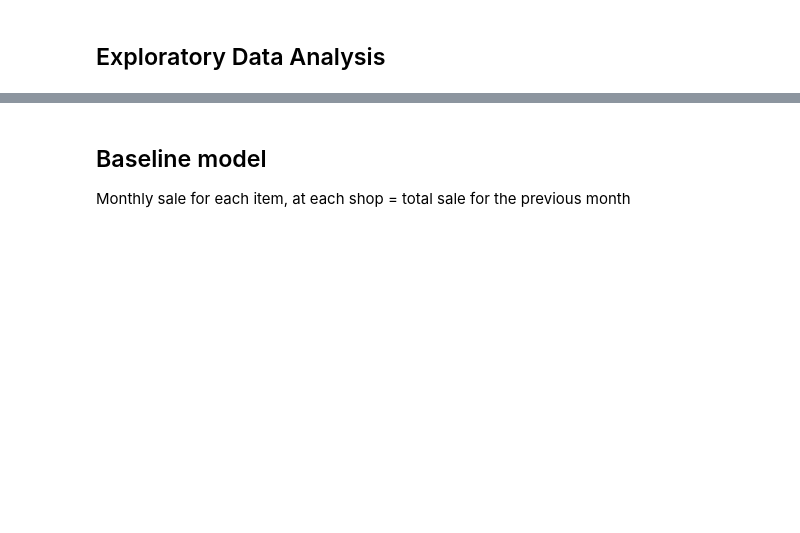
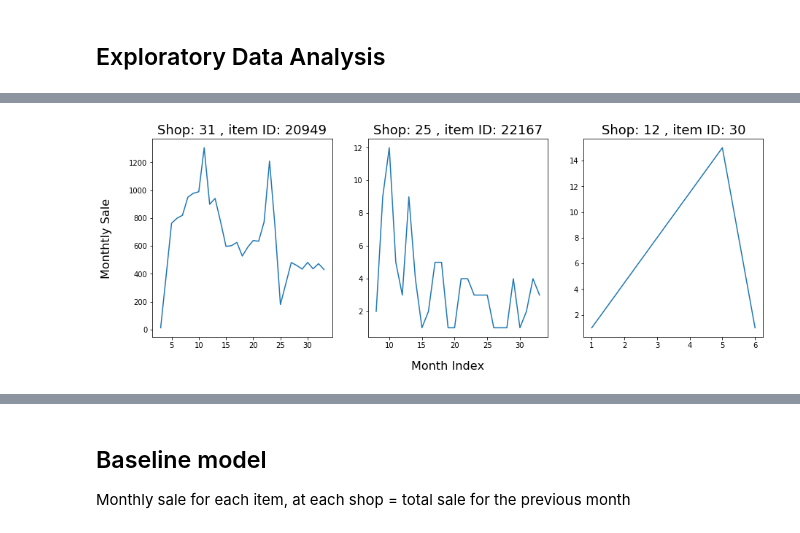
Before and after one commit to MahsaShokouhi/Future_Sales_Prediction, a Jupyter notebook: Future_Sales_Prediction.ipynb, the cells around one changed output, grey strips where cells are left out. Drawn from its saved outputs; the diff is of its cells as text; code cells hidden in the pictures; blank space fills up the shorter version.

```diff
--- a/Future_Sales_Prediction.ipynb
+++ b/Future_Sales_Prediction.ipynb
@@ -156,4 +193,7 @@ test_data = pd.read_csv('test.csv')
 # %%
+# Rename column "date_block_num"
+sales = sales.rename(columns={'date_block_num': 'month_index'})
+
 # Convert dates to datetime format
 sales['date'] = pd.to_datetime(sales.date, format="%d.%m.%Y")
 # %%
@@ -229,2 +247,23 @@ get_info(sales)
 # %% [markdown]
 ## Exploratory Data Analysis
+# %%
+# Aggregate to get monthly data
+sales = aggregate_monthly(sales,
+                          ['month_index', 'shop_id', 'item_id'],
+                          'sell_cnt', 'monthly_sale', fill_na=0)
+sales = aggregate_monthly(sales,
+                          ['month_index', 'shop_id', 'item_id'],
+                          'return_cnt', 'monthly_return', fill_na=0)
+
+# Net monthly sales
+sales['sales_item_shop'] = (sales['monthly_sale']
+                              - sales['monthly_return']).clip(lower=0)
+
+
+# Clean-up the results: remove daily records and columns, sort, and reorder.
+montly_sales = sales.copy()
+cols_to_drop = ['sell_cnt', 'return_cnt', 'monthly_sale']
+montly_sales = clean_monthly_data(montly_sales, cols_to_drop)
+
+
+get_info(montly_sales)
@@ -231 +281,22 @@ get_info(sales)
+# %%
+# Examples of montly sales of 3 differnt products at 3 stores
+
+shops = [31, 25, 12]
+items = [20949, 22167, 30]
+
+fig, axs = plt.subplots(1, 3, figsize=(15, 5))
+fig.text(0.06, 0.5, 'Monthtly Sale', va='center',
+         rotation='vertical', fontsize=16)
+fig.text(0.5, 0, 'Month Index', ha='center', fontsize=16)
+for i in range(3):
+    df = montly_sales[(montly_sales['item_id'] == items[i]) &
+                      (montly_sales['shop_id'] == shops[i])]
+    sns.lineplot(x='month_index',
+                 y='sales_item_shop', data=df, ax=axs[i])
+    axs[i].set_title('Shop: ' + str(shops[i])
+                     + ' , item ID: ' + str(items[i]), size=18)
+    axs[i].set_xlabel('')
+    axs[i].set_ylabel('')
+# %% [output]
+[figure, added]
 # %%
```
Also changed, not shown: parts of 25 cells of this notebook.
